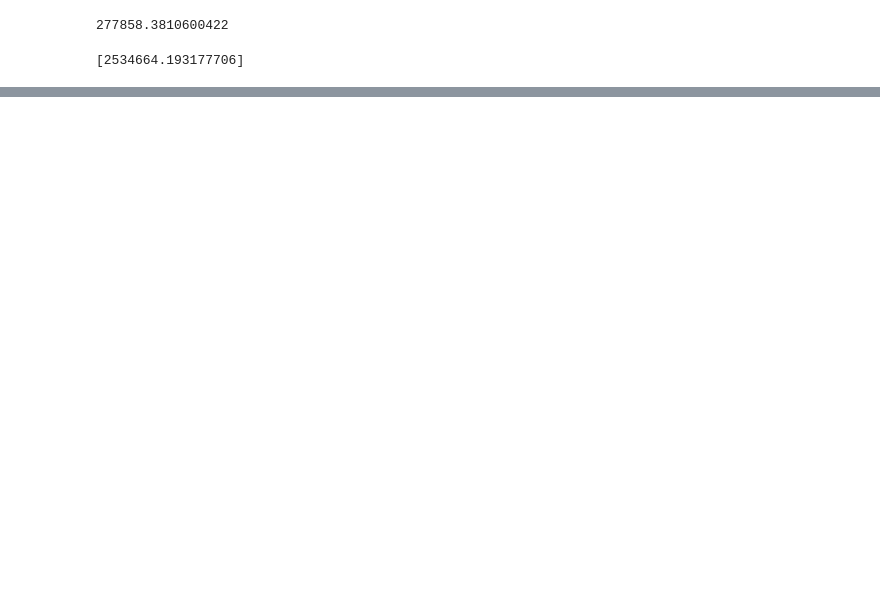
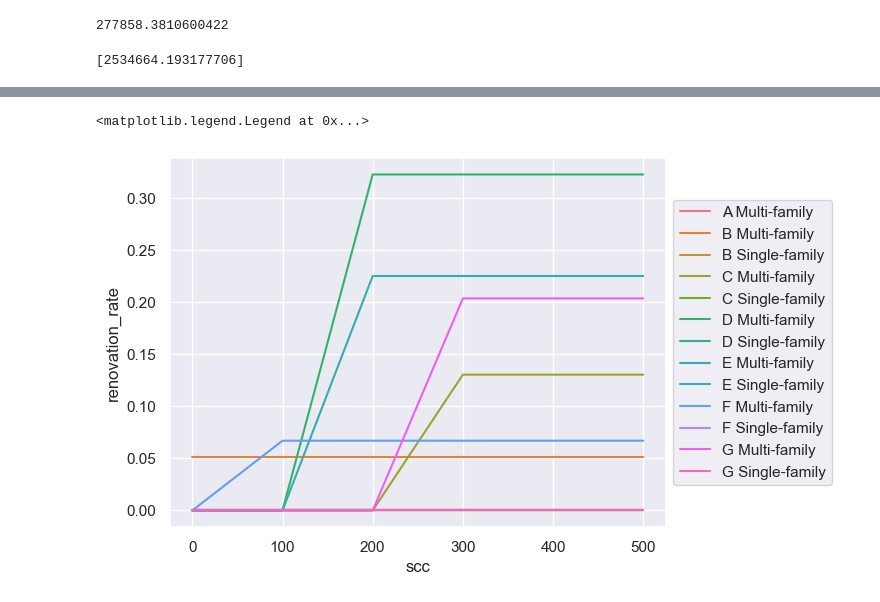
Before and after one commit to CIRED/EOLES-Coupling, a Jupyter notebook: greenfield_with_heat.ipynb, the cells around one changed output, grey strips where cells are left out. Drawn from its saved outputs; the diff is of its cells as text; code cells hidden in the pictures; blank space fills up the shorter version.

```diff
--- a/greenfield_with_heat.ipynb
+++ b/greenfield_with_heat.ipynb
@@ -287,4 +170,0 @@ plt.show()
-# %%
-renovation_rate_df.index = list_scc
-renovation_rate_df = renovation_rate_df.stack().reset_index().rename(columns={"level_0": "scc", "level_1": "archetype", 0: "renovation_rate"})
-renovation_rate_df
@@ -298,0 +171,6 @@ renovation_rate_df
+# %%
+renovation_rate_df_plot = renovation_rate_df.copy()
+renovation_rate_df_plot.index = list_scc
+renovation_rate_df_plot = renovation_rate_df_plot.stack(level=[i for i in range(renovation_rate_df_plot.columns.nlevels)]).reset_index()
+renovation_rate_df_plot["archetype"] = renovation_rate_df_plot.apply(lambda row: row["level_1"]+ ' ' + row["level_2"], axis=1)
+renovation_rate_df_plot = renovation_rate_df_plot.rename(columns={"level_0": "scc", 0: "renovation_rate"})
@@ -299,3 +304,11 @@ renovation_rate_df
+# %%
+fig = plt.figure()
+ax = plt.subplot(111)
+sns.lineplot(renovation_rate_df_plot, x="scc", y="renovation_rate", hue="archetype")
+ax.legend(loc='center left', bbox_to_anchor=(1, 0.5))
+# %% [output]
+<matplotlib.legend.Legend at 0x...>
+[figure, added]
 # %%
 sns.lineplot(renovation_rate_df, x="scc", y="renovation_rate", hue="archetype")
 # %% [output]
```
Also changed, not shown: parts of 41 cells of this notebook, 4 other files.
